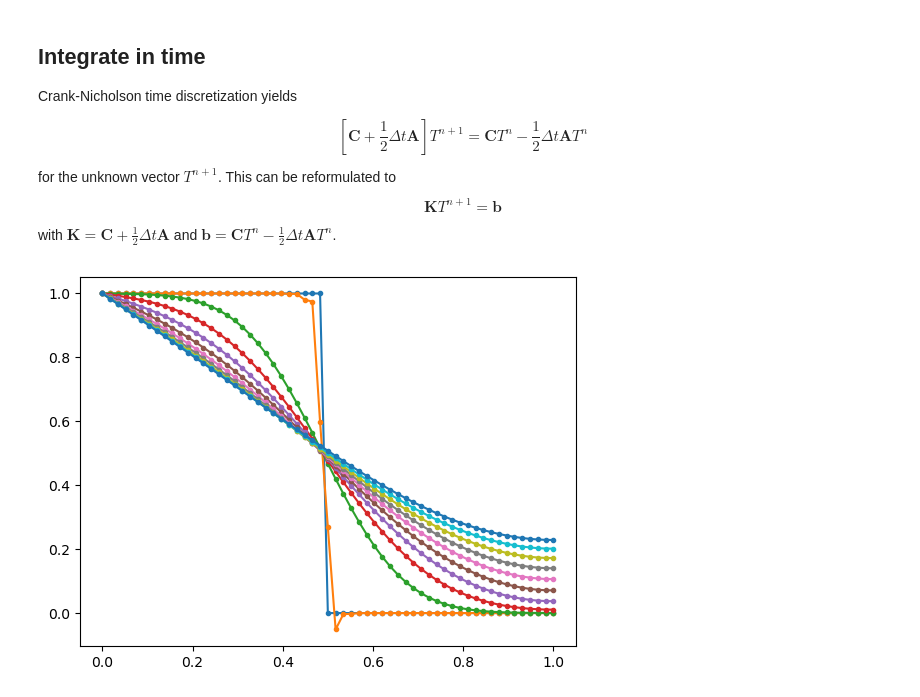
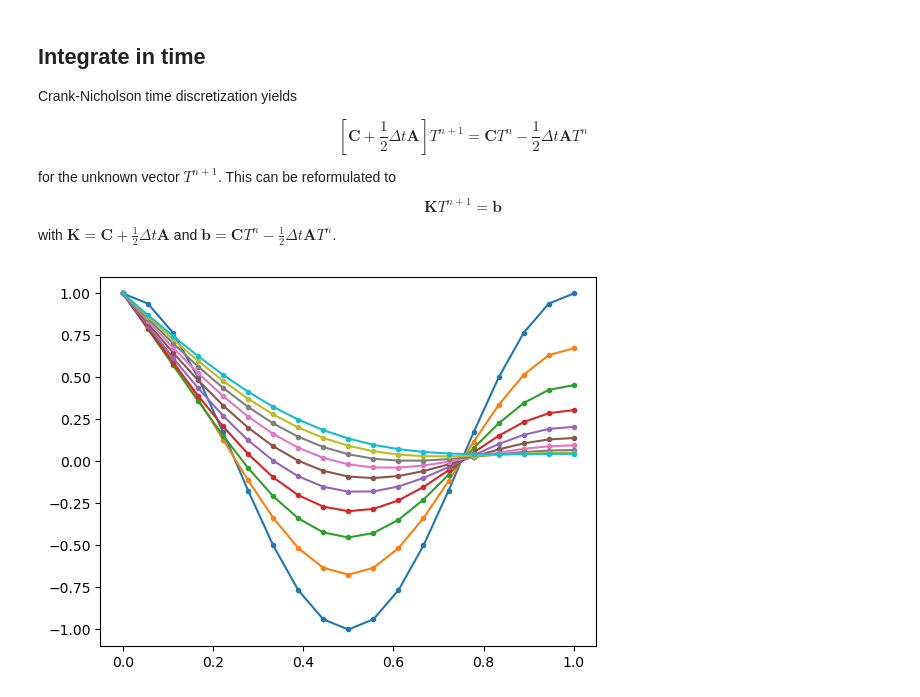
Before and after one commit to meyer-nils/numerical_examples, a Jupyter notebook: heat_transfer_1d/scikit_fem.ipynb, the cells around one changed output. Saved outputs shown, nothing was run; the diff lists cells and outputs as text; code cells hidden in the pictures.

```diff
--- a/heat_transfer_1d/scikit_fem.ipynb
+++ b/heat_transfer_1d/scikit_fem.ipynb
@@ -24,10 +20,10 @@ import skfem as fem
 from skfem.helpers import dot, grad
 from skfem.visuals.matplotlib import draw, plot
 
-from global_constants import L, alpha
+from global_constants import L, Z, alpha
 
 # Mesh
-N = 30
+N = 10
 mesh = fem.MeshLine(np.linspace(0, L, N))
 mesh = mesh.with_boundaries({"left": lambda x: x == 0})
 print(mesh)
@@ -65,8 +61,7 @@ def c(T_dot, v, _):
     return T_dot * v
 
 # Initial conditions
-T = basis.zeros()
-T[x<L/2] = 1.0
+T = np.cos(2.0*np.pi*x)
 # %% [markdown]
 ## Assemble
 Assemble the system to a linear algebra equation for the solution vector $T$
@@ -95,19 +90,18 @@ with $\bm{K} = \bm{C} + \frac{1}{2} \Delta t \bm{A}$ and $\bm{b} = \bm{C} T^n -
 # %%
 dt = 1e-4
 t = 0
 results = [T]
-for i in range(1000):
-    t = t + dt
+for i in range(1, int(Z/dt)):
     # Remove prescribed DoFs
     K = C + 0.5 * dt * A
     b = C @ T - 0.5 * dt * A @ T
     D = basis.get_dofs({"left"})
     T = fem.solve(*fem.condense(K, b, D=D, x=T))
     if i%100 == 0:
         results.append(T)
 
+sorted = np.argsort(x)
 for res in results:
-    sorted = np.argsort(x)
     plt.plot(x[sorted], res[sorted], ".-")
 # %% [output]
-[figure, old version]
+[figure, new version]
```
Also changed, not shown: parts of 3 cells of this notebook, 3 other files.
